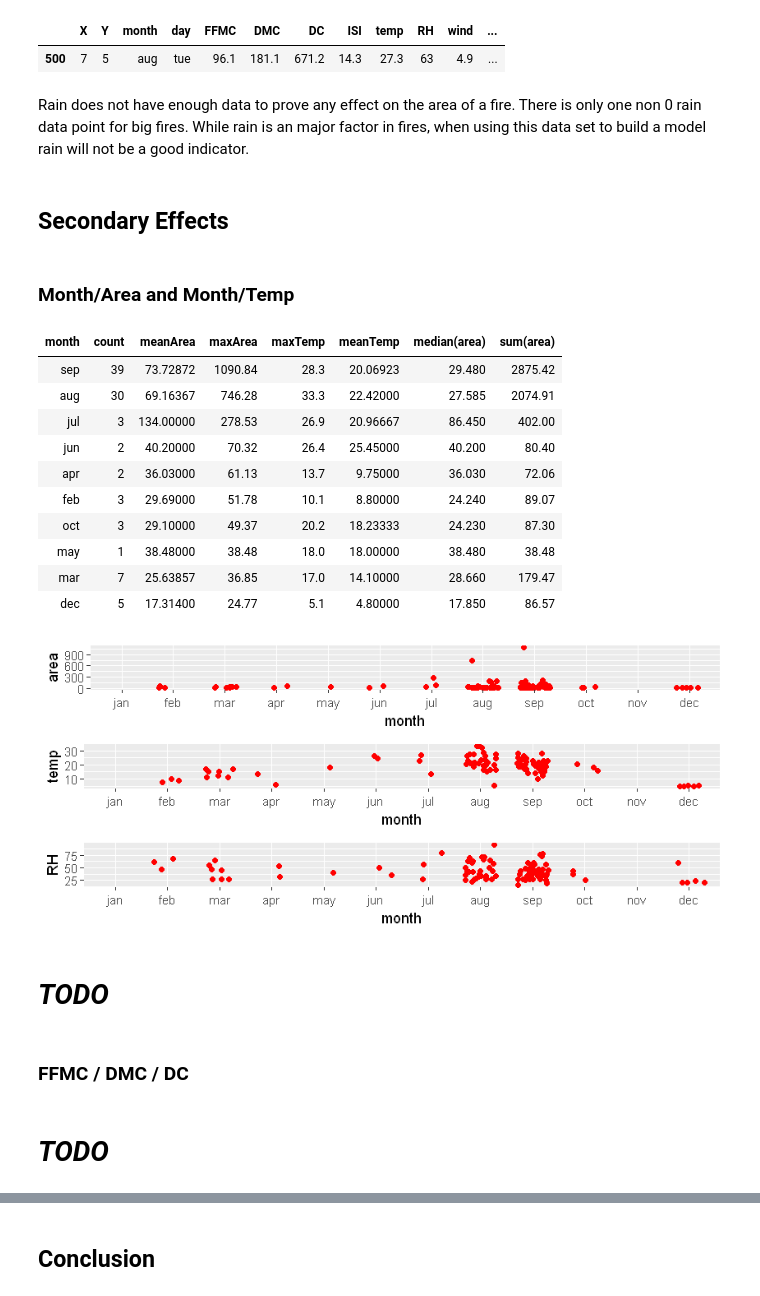
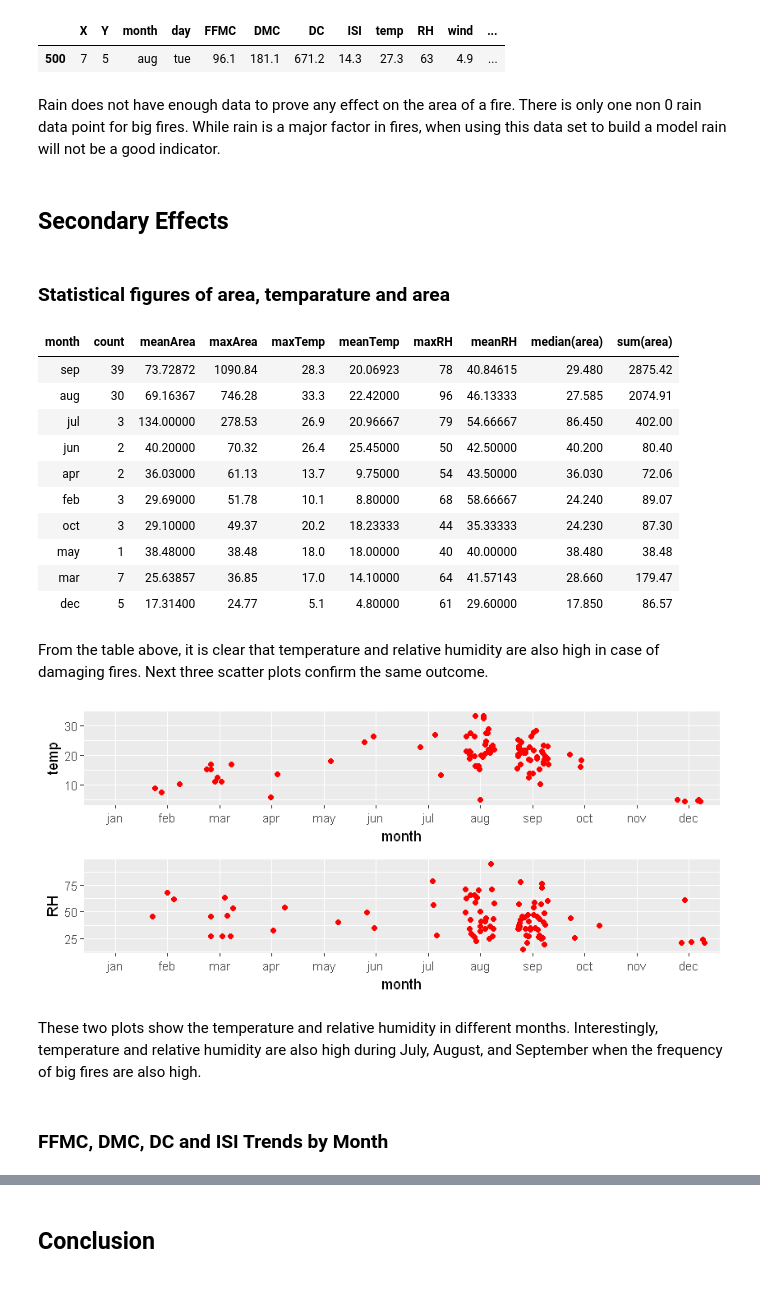
Before and after one commit to hyunchul78/w203_lab1, a Jupyter notebook: majumder_mitchell_kim_lab1.ipynb, the cells around one changed output, grey strips where cells are left out. Saved outputs shown, nothing was run; the diff lists cells and outputs as text; code cells hidden in the pictures.

```diff
--- a/majumder_mitchell_kim_lab1.ipynb
+++ b/majumder_mitchell_kim_lab1.ipynb
@@ -508,52 +524,48 @@ bff[bff$rain>0,]
 |  | X | Y | month | day | FFMC | DMC | DC | ISI | temp | RH | wind | ... |
 | 500 | 7 | 5 | aug | tue | 96.1 | 181.1 | 671.2 | 14.3 | 27.3 | 63 | 4.9 | ... |
 # %% [markdown]
-Rain does not have enough data to prove any effect on the area of a fire.  There is only one non 0 rain data point for big fires.  While rain is an major factor in fires, when using this data set to build a model rain will not be a good indicator.
+Rain does not have enough data to prove any effect on the area of a fire.  There is only one non 0 rain data point for big fires.  While rain is a major factor in fires, when using this data set to build a model rain will not be a good indicator.
 # %% [markdown]
 ## Secondary Effects
-# %% [markdown]
-### Month/Area and Month/Temp
+# %% [markdown]
+### Statistical figures of area, temparature and area
 # %%
 bff %>%
     group_by(month) %>%
     summarize(count = length(area), meanArea = mean(area), maxArea = max(area), maxTemp = max(temp), meanTemp = mean(temp),
+              maxRH = max(RH), meanRH = mean(RH),
     median(area), sum(area)) %>%
     arrange(desc(maxArea))
 # %% [output]
-| month | count | meanArea | maxArea | maxTemp | meanTemp | median(area) | sum(area) |
-| sep | 39 | 73.72872 | 1090.84 | 28.3 | 20.06923 | 29.480 | 2875.42 |
-| aug | 30 | 69.16367 | 746.28 | 33.3 | 22.42000 | 27.585 | 2074.91 |
-| jul | 3 | 134.00000 | 278.53 | 26.9 | 20.96667 | 86.450 | 402.00 |
-| jun | 2 | 40.20000 | 70.32 | 26.4 | 25.45000 | 40.200 | 80.40 |
-| apr | 2 | 36.03000 | 61.13 | 13.7 | 9.75000 | 36.030 | 72.06 |
-| feb | 3 | 29.69000 | 51.78 | 10.1 | 8.80000 | 24.240 | 89.07 |
-| oct | 3 | 29.10000 | 49.37 | 20.2 | 18.23333 | 24.230 | 87.30 |
-| may | 1 | 38.48000 | 38.48 | 18.0 | 18.00000 | 38.480 | 38.48 |
-| mar | 7 | 25.63857 | 36.85 | 17.0 | 14.10000 | 28.660 | 179.47 |
-| dec | 5 | 17.31400 | 24.77 | 5.1 | 4.80000 | 17.850 | 86.57 |
+| month | count | meanArea | maxArea | maxTemp | meanTemp | maxRH | meanRH | median(area) | sum(area) |
+| sep | 39 | 73.72872 | 1090.84 | 28.3 | 20.06923 | 78 | 40.84615 | 29.480 | 2875.42 |
+| aug | 30 | 69.16367 | 746.28 | 33.3 | 22.42000 | 96 | 46.13333 | 27.585 | 2074.91 |
+| jul | 3 | 134.00000 | 278.53 | 26.9 | 20.96667 | 79 | 54.66667 | 86.450 | 402.00 |
+| jun | 2 | 40.20000 | 70.32 | 26.4 | 25.45000 | 50 | 42.50000 | 40.200 | 80.40 |
+| apr | 2 | 36.03000 | 61.13 | 13.7 | 9.75000 | 54 | 43.50000 | 36.030 | 72.06 |
+| feb | 3 | 29.69000 | 51.78 | 10.1 | 8.80000 | 68 | 58.66667 | 24.240 | 89.07 |
+| oct | 3 | 29.10000 | 49.37 | 20.2 | 18.23333 | 44 | 35.33333 | 24.230 | 87.30 |
+| may | 1 | 38.48000 | 38.48 | 18.0 | 18.00000 | 40 | 40.00000 | 38.480 | 38.48 |
+| mar | 7 | 25.63857 | 36.85 | 17.0 | 14.10000 | 64 | 41.57143 | 28.660 | 179.47 |
+| dec | 5 | 17.31400 | 24.77 | 5.1 | 4.80000 | 61 | 29.60000 | 17.850 | 86.57 |
+# %% [markdown]
+From the table above, it is clear that temperature and relative humidity are also high in case of damaging fires. Next three scatter plots confirm the same outcome.
 # %%
-#Area by month
-arMonth <- ggplot()+
-geom_jitter(aes(month, area), data = bff, colour = I("red"), position = position_jitter(width = 0.3)) +
-scale_x_discrete(limits=GetMonthNames())
-
 #Temp by month
 tempMonth <- ggplot()+
 geom_jitter(aes(month, temp), data = bff, colour = I("red"), position = position_jitter(width = 0.3)) +
  scale_x_discrete(limits=GetMonthNames())
 
-#Temp by rh
+#Rh by month
 rhMonth <- ggplot()+
 geom_jitter(aes(month, RH), data = bff, colour = I("red"), position = position_jitter(width = 0.3)) +
  scale_x_discrete(limits=GetMonthNames())
 
-ggarrange(arMonth, tempMonth, rhMonth,
-          ncol = 1, nrow = 3)
+ggarrange(tempMonth, rhMonth,
+          ncol = 1, nrow = 2)
 # %% [output]
-[figure, old version]
+[figure, new version]
-# %% [markdown]
-# _TODO_
+# %% [markdown]
+These two plots show the temperature and relative humidity in different months. Interestingly, temperature and relative humidity are also high during July, August, and September when the frequency of big fires are also high.
 # %% [markdown]
-### FFMC / DMC / DC
+### FFMC, DMC, DC and ISI Trends by Month
-# %% [markdown]
-# _TODO_
```
Also changed, not shown: parts of 35 cells of this notebook.
